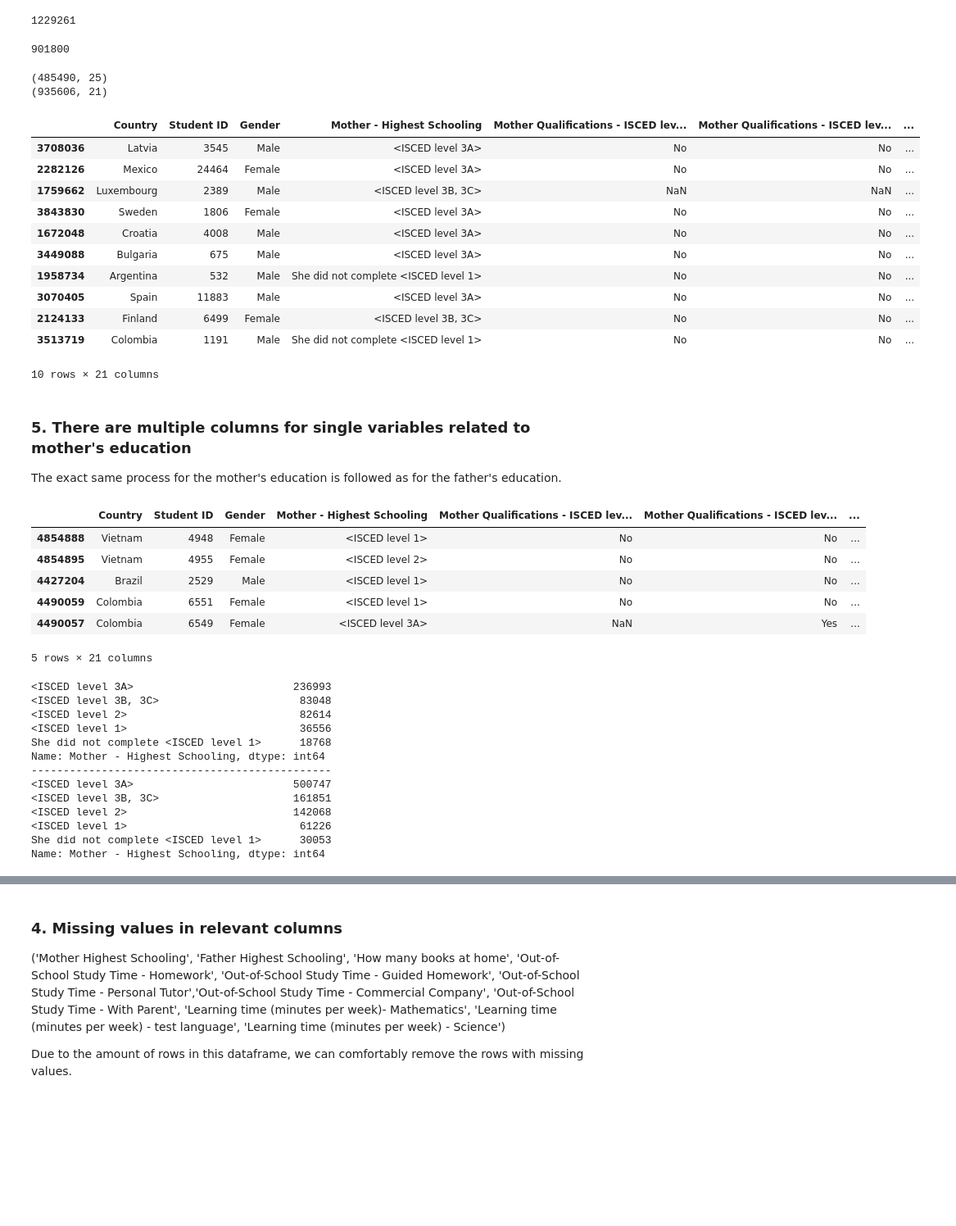
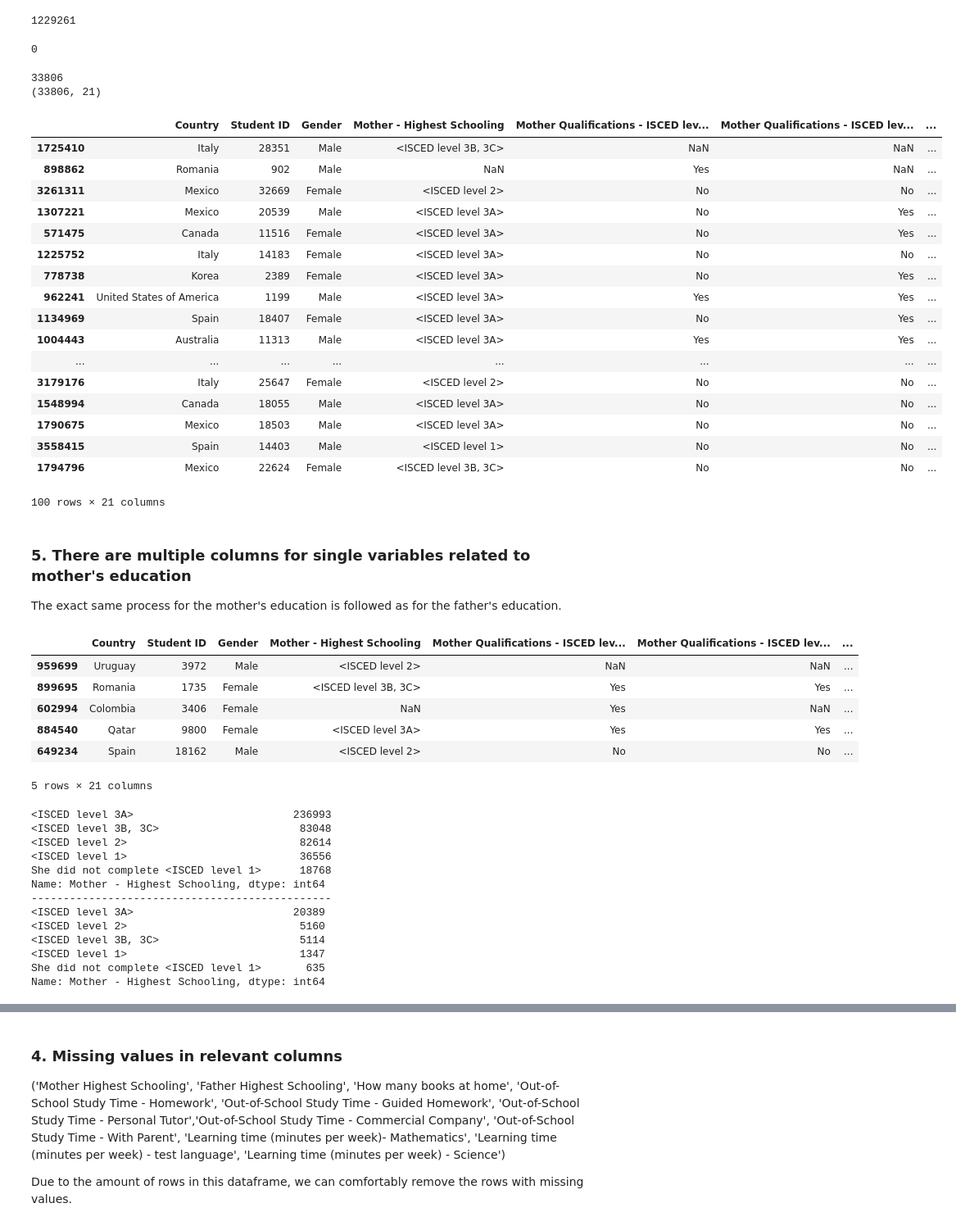
Before and after one commit to Dyke-F/Pisa-Data-Analysis, a Jupyter notebook: wrangle_pisa_data.ipynb, the cells around one changed output, grey strips where cells are left out. Shown at 82% size. Cells and saved outputs as stored; diff of their text form; code cells hidden in the pictures; blank space fills up the shorter version.

Commit message:
Reverse categories - duplicate issue removed and multivariate graph rerun

```diff
--- a/wrangle_pisa_data.ipynb
+++ b/wrangle_pisa_data.ipynb
@@ -523,45 +523,51 @@ father_edu['Student ID'].duplicated().sum()
 # https://stackoverflow.com/questions/33042777/removing-duplicates-from-pandas-dataframe-with-condition-for-retaining-original
 # Change datatypes into category, and put into order from lowest to highest
 father_edu['Education - Father'] = father_edu['Education - Father'].astype('category')
-father_edu['Education - Father'] = father_edu['Education - Father'].cat.set_categories(['<ISCED level 0>',
+father_edu['Education - Father'] = father_edu['Education - Father'].cat.set_categories(['<ISCED level 6>',
+                                                                                        '<ISCED level 5>',
+                                                                                        '<ISCED level 4>',
+                                                                                        '<ISCED level 3>',
+                                                                                        '<ISCED level 2>',
                                                                                         '<ISCED level 1>',
-                                                                                        '<ISCED level 2>',
-                                                                                        '<ISCED level 3>',
-                                                                                        '<ISCED level 4>',
-                                                                                        '<ISCED level 5>',
-                                                                                        '<ISCED level 6>'], ordered=True)
+                                                                                        '<ISCED level 0>'], ordered=True)
 father_edu.sort_values(['Education - Father'], inplace=True)
 
 # Remove duplicates and keep last, which is the highest level of education for the student's father
-father_edu_clean = father_edu.drop_duplicates(keep='last')
+father_edu_clean = father_edu.drop_duplicates(subset=['Student ID'], keep='first')
 # %%
 # Ensure there are no duplicates
 father_edu_clean['Student ID'].duplicated().sum()
 # %% [output]
-901800
+0
 # %%
 # Check the size of the dataframe -
-print(pisa_clean.shape)
+print(pisa['STIDSTD'].nunique())
 print(father_edu_clean.shape)
 # %% [output]
-(485490, 25)
-(935606, 21)
+33806
+(33806, 21)
 # %%
 # Final check of clean dataframe
-father_edu_clean.sample(10)
+father_edu_clean.sample(100)
 # %% [output]
 |  | Country | Student ID | Gender | Mother - Highest Schooling | Mother Qualifications - ISCED lev... | Mother Qualifications - ISCED lev... | ... |
-| 3708036 | Latvia | 3545 | Male | <ISCED level 3A> | No | No | ... |
-| 2282126 | Mexico | 24464 | Female | <ISCED level 3A> | No | No | ... |
-| 1759662 | Luxembourg | 2389 | Male | <ISCED level 3B, 3C> | NaN | NaN | ... |
-| 3843830 | Sweden | 1806 | Female | <ISCED level 3A> | No | No | ... |
-| 1672048 | Croatia | 4008 | Male | <ISCED level 3A> | No | No | ... |
-| 3449088 | Bulgaria | 675 | Male | <ISCED level 3A> | No | No | ... |
-| 1958734 | Argentina | 532 | Male | She did not complete <ISCED level 1> | No | No | ... |
-| 3070405 | Spain | 11883 | Male | <ISCED level 3A> | No | No | ... |
-| 2124133 | Finland | 6499 | Female | <ISCED level 3B, 3C> | No | No | ... |
-| 3513719 | Colombia | 1191 | Male | She did not complete <ISCED level 1> | No | No | ... |
+| 1725410 | Italy | 28351 | Male | <ISCED level 3B, 3C> | NaN | NaN | ... |
+| 898862 | Romania | 902 | Male | NaN | Yes | NaN | ... |
+| 3261311 | Mexico | 32669 | Female | <ISCED level 2> | No | No | ... |
+| 1307221 | Mexico | 20539 | Male | <ISCED level 3A> | No | Yes | ... |
+| 571475 | Canada | 11516 | Female | <ISCED level 3A> | No | Yes | ... |
+| 1225752 | Italy | 14183 | Female | <ISCED level 3A> | No | No | ... |
+| 778738 | Korea | 2389 | Female | <ISCED level 3A> | No | Yes | ... |
+| 962241 | United States of America | 1199 | Male | <ISCED level 3A> | Yes | Yes | ... |
+| 1134969 | Spain | 18407 | Female | <ISCED level 3A> | No | Yes | ... |
+| 1004443 | Australia | 11313 | Male | <ISCED level 3A> | Yes | Yes | ... |
+| ... | ... | ... | ... | ... | ... | ... | ... |
+| 3179176 | Italy | 25647 | Female | <ISCED level 2> | No | No | ... |
+| 1548994 | Canada | 18055 | Male | <ISCED level 3A> | No | No | ... |
+| 1790675 | Mexico | 18503 | Male | <ISCED level 3A> | No | No | ... |
+| 3558415 | Spain | 14403 | Male | <ISCED level 1> | No | No | ... |
+| 1794796 | Mexico | 22624 | Female | <ISCED level 3B, 3C> | No | No | ... |
-10 rows × 21 columns
+100 rows × 21 columns
 # %% [markdown]
 ### 5. There are multiple columns for single variables related to mother's education
 
@@ -574,11 +580,11 @@ mother_edu = father_edu_clean.copy()
 mother_edu.head()
 # %% [output]
 |  | Country | Student ID | Gender | Mother - Highest Schooling | Mother Qualifications - ISCED lev... | Mother Qualifications - ISCED lev... | ... |
-| 4854888 | Vietnam | 4948 | Female | <ISCED level 1> | No | No | ... |
-| 4854895 | Vietnam | 4955 | Female | <ISCED level 2> | No | No | ... |
-| 4427204 | Brazil | 2529 | Male | <ISCED level 1> | No | No | ... |
-| 4490059 | Colombia | 6551 | Female | <ISCED level 1> | No | No | ... |
-| 4490057 | Colombia | 6549 | Female | <ISCED level 3A> | NaN | Yes | ... |
+| 959699 | Uruguay | 3972 | Male | <ISCED level 2> | NaN | NaN | ... |
+| 899695 | Romania | 1735 | Female | <ISCED level 3B, 3C> | Yes | Yes | ... |
+| 602994 | Colombia | 3406 | Female | NaN | Yes | NaN | ... |
+| 884540 | Qatar | 9800 | Female | <ISCED level 3A> | Yes | Yes | ... |
+| 649234 | Spain | 18162 | Male | <ISCED level 2> | No | No | ... |
 5 rows × 21 columns
 # %%
 # Compare original dataframe to father dataframe
@@ -593,11 +599,11 @@ print(mother_edu['Mother - Highest Schooling'].value_counts())
 She did not complete <ISCED level 1>      18768
 Name: Mother - Highest Schooling, dtype: int64
 -----------------------------------------------
-<ISCED level 3A>                         500747
-<ISCED level 3B, 3C>                     161851
-<ISCED level 2>                          142068
-<ISCED level 1>                           61226
-She did not complete <ISCED level 1>      30053
+<ISCED level 3A>                         20389
+<ISCED level 2>                           5160
+<ISCED level 3B, 3C>                      5114
+<ISCED level 1>                           1347
+She did not complete <ISCED level 1>       635
 Name: Mother - Highest Schooling, dtype: int64
 # %%
 # Split column up with dummies
```
Also changed, not shown: parts of 24 cells of this notebook, 2 other files.
